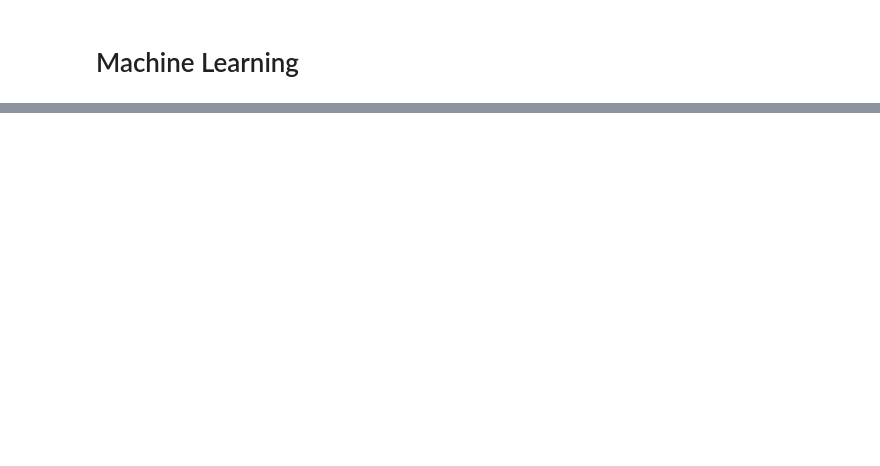
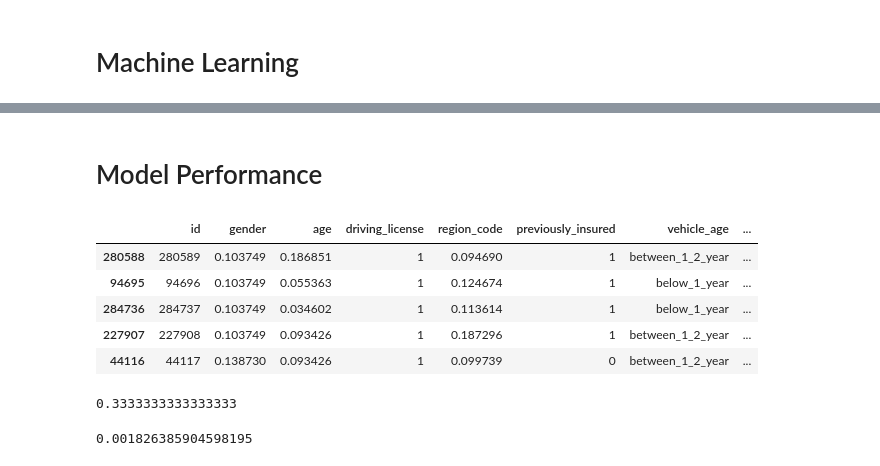
Before and after one commit to LuigiFerrari14/Data-Science-in-Production, a Jupyter notebook: HealthInsuranceCrossSellPrediction.ipynb, the cells around one changed output, grey strips where cells are left out. Saved outputs shown, nothing was run; the diff lists cells and outputs as text; code cells hidden in the pictures; blank space fills up the shorter version.

Commit message:
add functions to compute recall and precision at k

```diff
--- a/HealthInsuranceCrossSellPrediction.ipynb
+++ b/HealthInsuranceCrossSellPrediction.ipynb
@@ -256,2 +266,26 @@ Name: region_code, dtype: float64
+# %%
+# gender
+x_validation.loc[:, 'gender'] = x_validation.loc[:, 'gender'].map( target_encode_gender )
+
+# age
+x_validation.loc[:, 'age'] = mms_age.transform( x_validation[['age']].values )
+
+# region_code
+x_validation.loc[:, 'region_code'] = x_validation.loc[:, 'region_code'].map( target_encode_region_code )
+
+# vehicle_age
+#x_val = pd.get_dummies( x_val, prefix='vehicle_age', columns=['vehicle_age'] )
+
+# annual_premium
+x_validation.loc[:, 'annual_premium'] = ss.transform( x_validation[['annual_premium']].values )
+
+# policy_sales_channel
+x_validation.loc[:, 'policy_sales_channel'] = x_validation['policy_sales_channel'].map( fe_policy_sales_channel )
+
+# vintage
+#x_val.loc[:, 'vintage'] = mms_vintage.transform( x_val[['vintage']].values )
+
+# fillna
+x_validation = x_validation.fillna( 0 )
 # %% [markdown]
 # Feature Selection
@@ -259,0 +396,2 @@ Name: region_code, dtype: float64
+# %% [markdown]
+# Model Performance
@@ -259,0 +420,11 @@ Name: region_code, dtype: float64
+# %%
+df8 = x_validation.copy()
+df8['response'] = y_validation.copy()
+df8.head()
+# %% [output]
+|  | id | gender | age | driving_license | region_code | previously_insured | vehicle_age | ... |
+| 280588 | 280589 | 0.103749 | 0.186851 | 1 | 0.094690 | 1 | between_1_2_year | ... |
+| 94695 | 94696 | 0.103749 | 0.055363 | 1 | 0.124674 | 1 | below_1_year | ... |
+| 284736 | 284737 | 0.103749 | 0.034602 | 1 | 0.113614 | 1 | below_1_year | ... |
+| 227907 | 227908 | 0.103749 | 0.093426 | 1 | 0.187296 | 1 | between_1_2_year | ... |
+| 44116 | 44117 | 0.138730 | 0.093426 | 1 | 0.099739 | 0 | between_1_2_year | ... |
@@ -259,0 +438,9 @@ Name: region_code, dtype: float64
+# %%
+precision_at_50
+# %% [output]
+0.3333333333333333
+# %%
+recall_at_50 = recall_at_k(df8, k=50)
+recall_at_50
+# %% [output]
+0.001826385904598195
```
Also changed, not shown: parts of 21 cells of this notebook.
